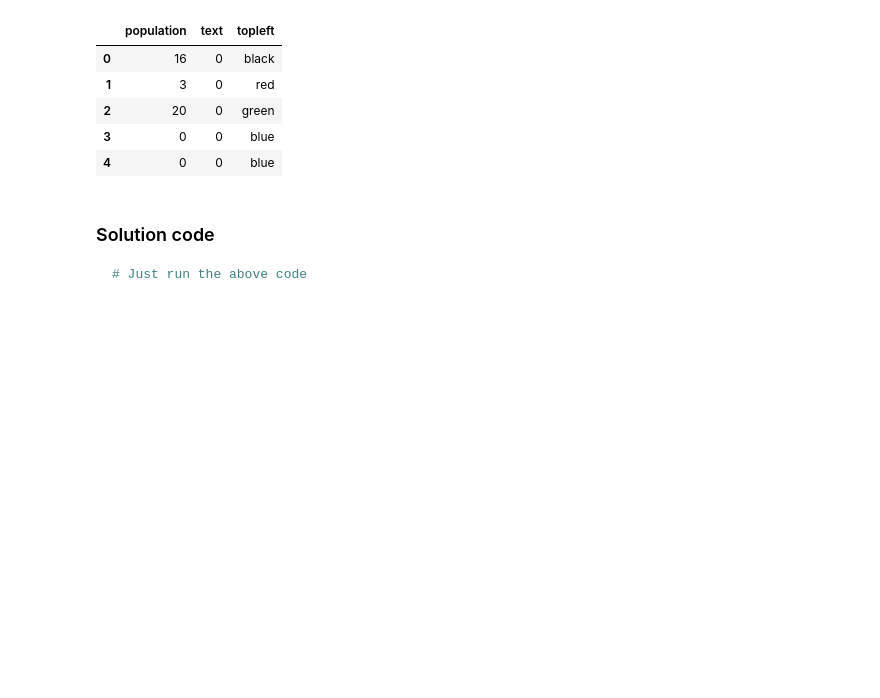
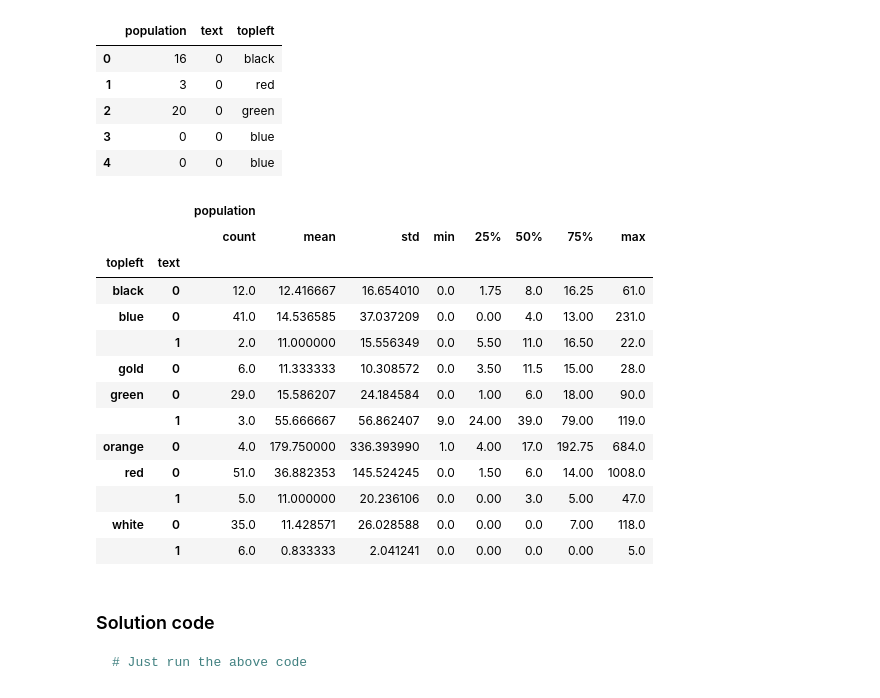
Before and after one commit to druuu/vinod-data, a Jupyter notebook: content/04-Math_and_Stats_for_Data_Science/06-Statistics_revisited/chi_square_testing.ipynb, the cells around one changed output. Cells and saved outputs as stored; diff of their text form; code cells hidden in the pictures; blank space fills up the shorter version.

```diff
--- a/content/04-Math_and_Stats_for_Data_Science/06-Statistics_revisited/chi_square_testing.ipynb
+++ b/content/04-Math_and_Stats_for_Data_Science/06-Statistics_revisited/chi_square_testing.ipynb
@@ -93,6 +93,23 @@ flags_data_subset.head()
 | 2 | 20 | 0 | green |
 | 3 | 0 | 0 | blue |
 | 4 | 0 | 0 | blue |
+# %%
+flags_data_subset.groupby(['topleft','text']).describe()
+# %% [output]
+|  |  | population |  |  |  |  |  |  |  |
+|  |  | count | mean | std | min | 25% | 50% | 75% | max |
+| topleft | text |  |  |  |  |  |  |  |  |
+| black | 0 | 12.0 | 12.416667 | 16.654010 | 0.0 | 1.75 | 8.0 | 16.25 | 61.0 |
+| blue | 0 | 41.0 | 14.536585 | 37.037209 | 0.0 | 0.00 | 4.0 | 13.00 | 231.0 |
+|  | 1 | 2.0 | 11.000000 | 15.556349 | 0.0 | 5.50 | 11.0 | 16.50 | 22.0 |
+| gold | 0 | 6.0 | 11.333333 | 10.308572 | 0.0 | 3.50 | 11.5 | 15.00 | 28.0 |
+| green | 0 | 29.0 | 15.586207 | 24.184584 | 0.0 | 1.00 | 6.0 | 18.00 | 90.0 |
+|  | 1 | 3.0 | 55.666667 | 56.862407 | 9.0 | 24.00 | 39.0 | 79.00 | 119.0 |
+| orange | 0 | 4.0 | 179.750000 | 336.393990 | 1.0 | 4.00 | 17.0 | 192.75 | 684.0 |
+| red | 0 | 51.0 | 36.882353 | 145.524245 | 0.0 | 1.50 | 6.0 | 14.00 | 1008.0 |
+|  | 1 | 5.0 | 11.000000 | 20.236106 | 0.0 | 0.00 | 3.0 | 5.00 | 47.0 |
+| white | 0 | 35.0 | 11.428571 | 26.028588 | 0.0 | 0.00 | 0.0 | 7.00 | 118.0 |
+|  | 1 | 6.0 | 0.833333 | 2.041241 | 0.0 | 0.00 | 0.0 | 0.00 | 5.0 |
 # %% [markdown]
 ### Solution code
 
```
